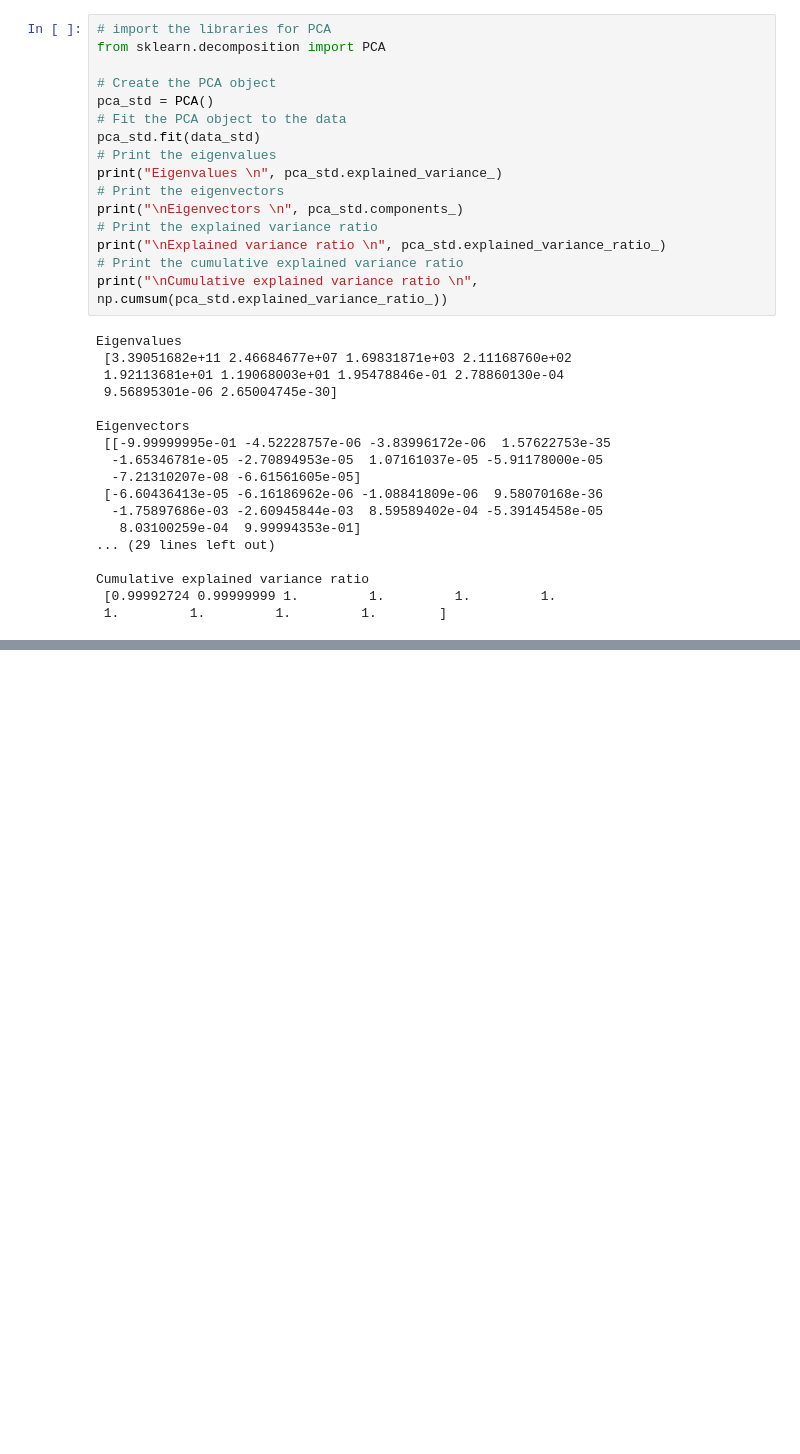
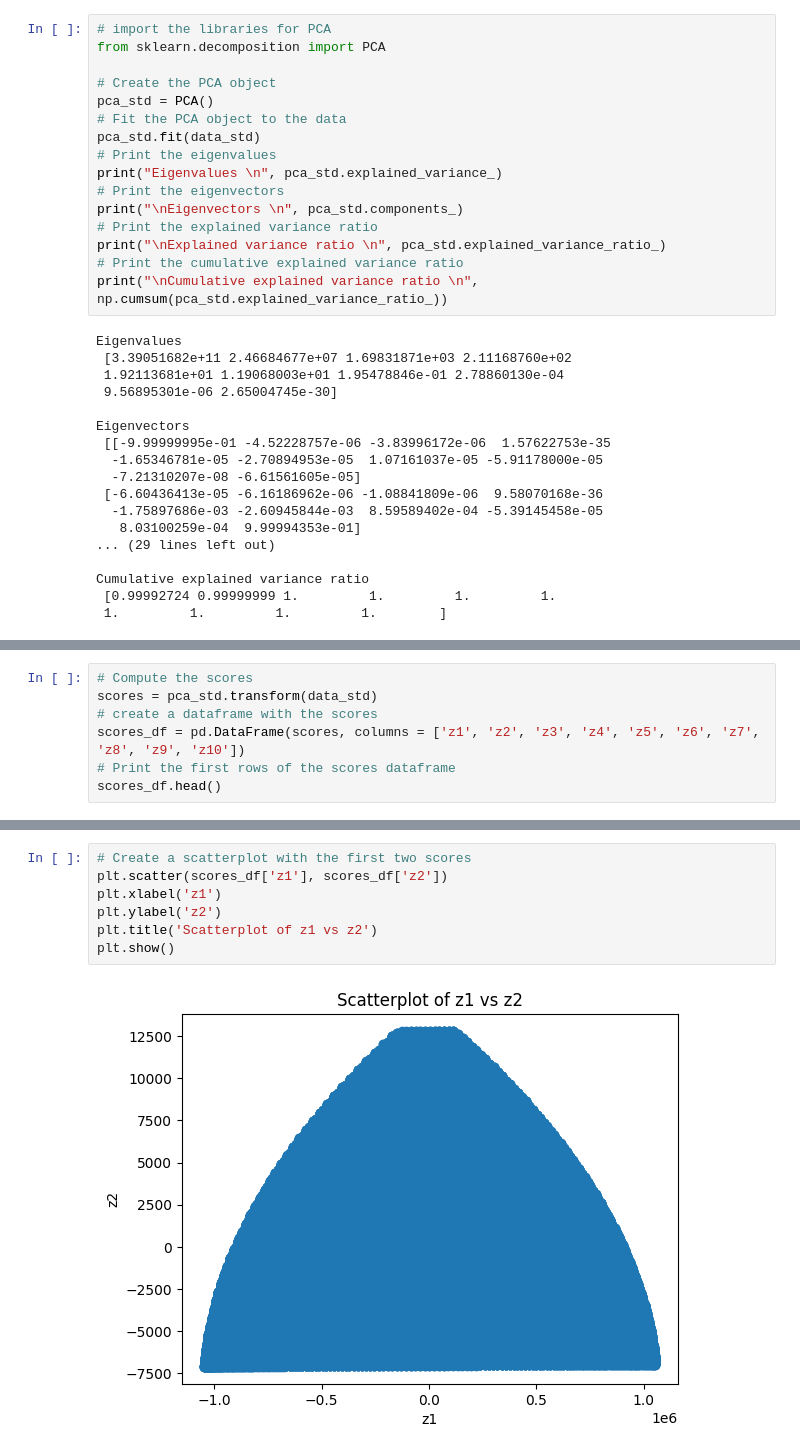
Before and after one commit to Cimap-dev/qda-project, a Jupyter notebook: pca.ipynb, the cells around one changed output, grey strips where cells are left out. Cells and saved outputs as stored; diff of their text form; blank space fills up the shorter version.

```diff
--- a/pca.ipynb
+++ b/pca.ipynb
@@ -97,0 +110,7 @@ plt.show()
+# %%
+# Compute the scores
+scores = pca_std.transform(data_std)
+# create a dataframe with the scores
+scores_df = pd.DataFrame(scores, columns = ['z1', 'z2', 'z3', 'z4', 'z5', 'z6', 'z7', 'z8', 'z9', 'z10'])
+# Print the first rows of the scores dataframe
+scores_df.head()
@@ -97,0 +124,9 @@ plt.show()
+# %%
+# Create a scatterplot with the first two scores
+plt.scatter(scores_df['z1'], scores_df['z2'])
+plt.xlabel('z1')
+plt.ylabel('z2')
+plt.title('Scatterplot of z1 vs z2')
+plt.show()
+# %% [output]
+[figure, added]
```
Also changed, not shown: parts of 3 cells of this notebook.
